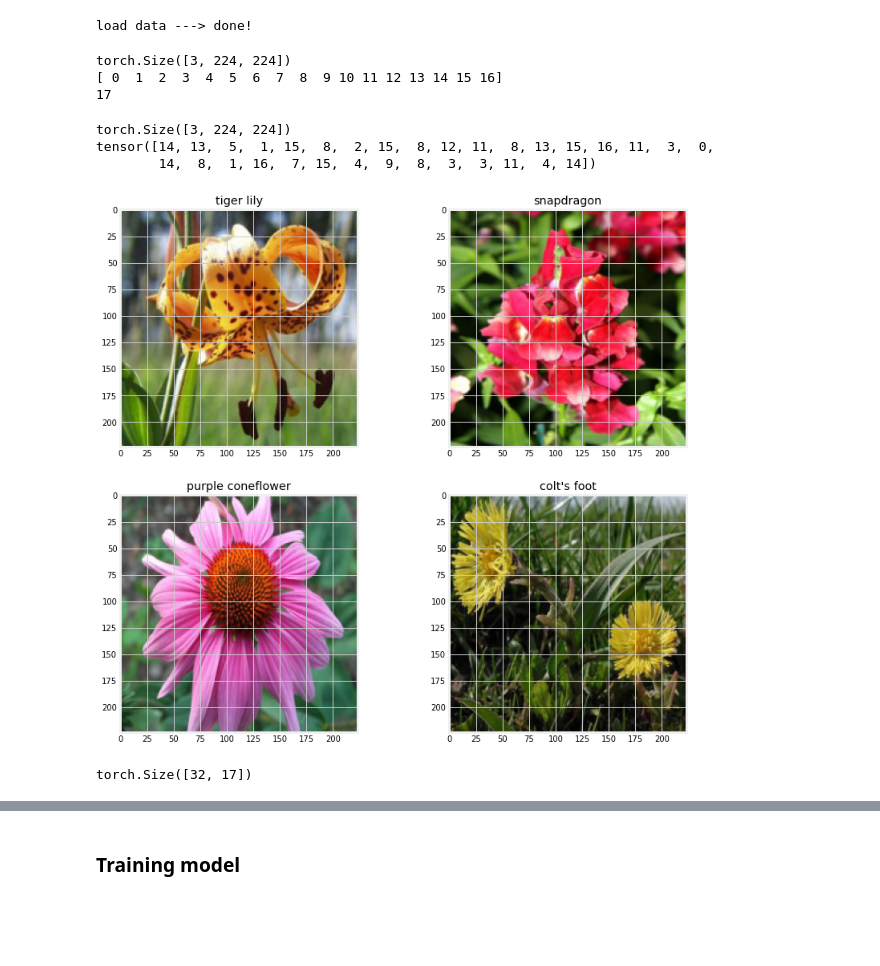
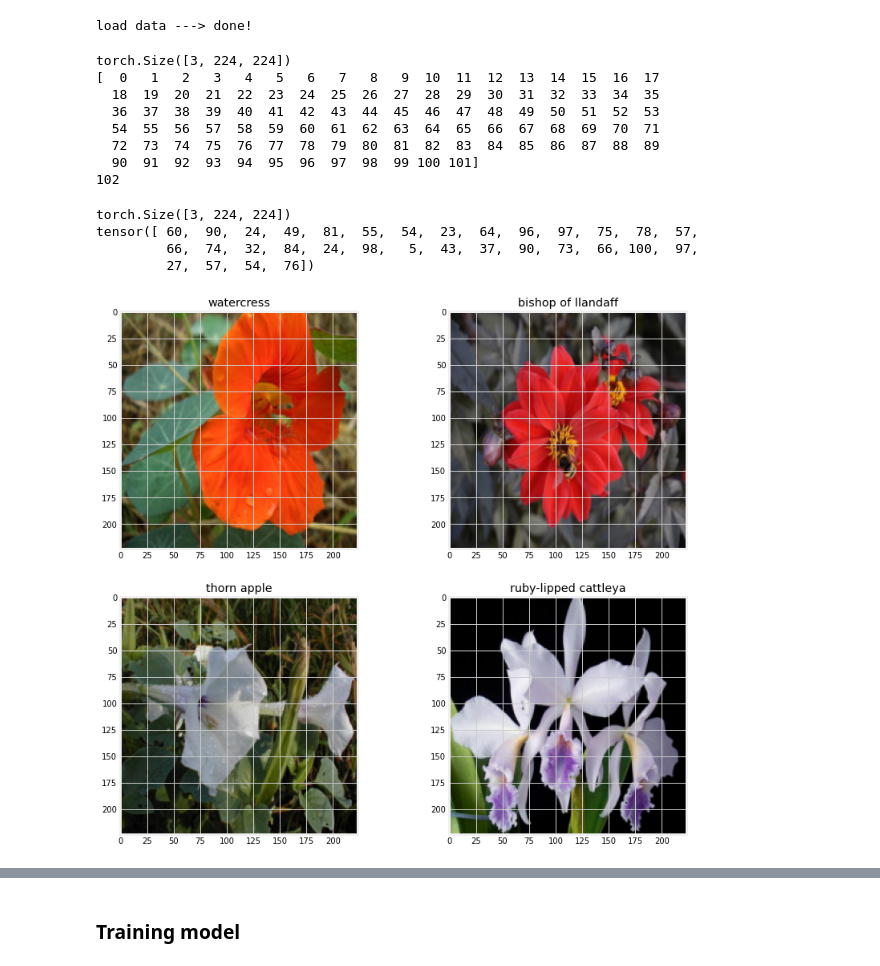
Before and after one commit to jiamny/Pytorch_image_classification_models, a Jupyter notebook: PnasNet.ipynb, the cells around one changed output, grey strips where cells are left out. Drawn from its saved outputs; the diff is of its cells as text; code cells hidden in the pictures; blank space fills up the shorter version.

```diff
--- a/PnasNet.ipynb
+++ b/PnasNet.ipynb
@@ -63,10 +63,5 @@ dict_keys(['1', '10', '11', '12', '13', '14', '15', '16', '17', '2', '3', '4', '
 # %%
-def check_image(path):
-    try:
-        im = Image.open(path)
-        return True
-    except:
-        return False
+train_data_path = "./data/flowers/train"
 
 # Note transforms.ToTensor() scales input images
 # to 0-1 range
@@ -78,13 +73,20 @@ img_transforms = transforms.Compose([
 #                    std=[0.229, 0.224, 0.225] )
     ])
 
-train_data_path = "./data/flowers/train/"
-train_data = torchvision.datasets.ImageFolder(root=train_data_path,transform=img_transforms,
-                                              is_valid_file=check_image)
+"""
+img_transforms = transforms.Compose([transforms.RandomRotation(30),
+                                       transforms.RandomResizedCrop(224),
+                                       transforms.RandomHorizontalFlip(),
+                                       transforms.ToTensor(),
+                                       transforms.Normalize([0.5, 0.5, 0.5],
+                                                            [0.5, 0.5, 0.5])])
+"""
 
-val_data_path = "./data/flowers/valid/"
-val_data = torchvision.datasets.ImageFolder(root=val_data_path,transform=img_transforms,
-                                            is_valid_file=check_image)
+train_data = torchvision.datasets.ImageFolder(root=train_data_path,transform=img_transforms)
+
+val_data_path = "./data/flowers/valid"
+val_data = torchvision.datasets.ImageFolder(root=val_data_path,transform=img_transforms)
+
 batch_size=32
 train_data_loader = torch.utils.data.DataLoader(train_data, batch_size=batch_size,shuffle=True)
 val_data_loader  = torch.utils.data.DataLoader(val_data, batch_size=batch_size, shuffle=False)
@@ -113,31 +115,38 @@ num_classes = len(np.unique(labels))
 print(num_classes)
 # %% [output]
 torch.Size([3, 224, 224])
-[ 0  1  2  3  4  5  6  7  8  9 10 11 12 13 14 15 16]
-17
+[  0   1   2   3   4   5   6   7   8   9  10  11  12  13  14  15  16  17
+  18  19  20  21  22  23  24  25  26  27  28  29  30  31  32  33  34  35
+  36  37  38  39  40  41  42  43  44  45  46  47  48  49  50  51  52  53
+  54  55  56  57  58  59  60  61  62  63  64  65  66  67  68  69  70  71
+  72  73  74  75  76  77  78  79  80  81  82  83  84  85  86  87  88  89
+  90  91  92  93  94  95  96  97  98  99 100 101]
+102
 # %%
-it = iter(train_data_loader)
+# Get one batch
 
-dt,target = it.next()
+dt,target = next(iter(train_data_loader))
+
 print(dt[1].shape)
 print(target)
 
 # 显示图片
 fig, axes = plt.subplots(nrows=2, ncols=2,figsize=(12,12))
 axes[0,0].imshow(dt[1].numpy().transpose(1, 2, 0)) # change (3, 224, 224) => (224, 224, 3)
 axes[0,0].title.set_text(cls_2_name[int(target[1].numpy())])
 axes[0,1].imshow(dt[6].numpy().transpose(1, 2, 0))
 axes[0,1].title.set_text(cls_2_name[int(target[6].numpy())])
 axes[1,0].imshow(dt[11].numpy().transpose(1, 2, 0))
 axes[1,0].title.set_text(cls_2_name[int(target[11].numpy())])
 axes[1,1].imshow(dt[16].numpy().transpose(1, 2, 0))
 axes[1,1].title.set_text(cls_2_name[int(target[16].numpy())])
 plt.show()
 # %% [output]
 torch.Size([3, 224, 224])
-tensor([14, 13,  5,  1, 15,  8,  2, 15,  8, 12, 11,  8, 13, 15, 16, 11,  3,  0,
-        14,  8,  1, 16,  7, 15,  4,  9,  8,  3,  3, 11,  4, 14])
+tensor([ 60,  90,  24,  49,  81,  55,  54,  23,  64,  96,  97,  75,  78,  57,
+         66,  74,  32,  84,  24,  98,   5,  43,  37,  90,  73,  66, 100,  97,
+         27,  57,  54,  76])
-[figure, old version]
+[figure, new version]
 # %%
 ################################
 # network PnasNet
@@ -190,19 +199,26 @@ class CellB(nn.Module):
         self.bn2 = nn.BatchNorm2d(out_planes)
 
     def forward(self, x):
+
         # Left branch
         y1 = self.sep_conv1(x)
         y2 = self.sep_conv2(x)
+
         # Right branch
         y3 = F.max_pool2d(x, kernel_size=3, stride=self.stride, padding=1)
+
         if self.stride==2:
             y3 = self.bn1(self.conv1(y3))
+
         y4 = self.sep_conv3(x)
+
         # Concat & reduce channels
         b1 = F.relu(y1+y2)
         b2 = F.relu(y3+y4)
+
         y = torch.cat([b1,b2], 1)
-        return F.relu(self.bn2(self.conv2(y)))
+        z = F.relu(self.bn2(self.conv2(y)))
+        return z
 
 class PNASNet(nn.Module):
     def __init__(self, cell_type, num_cells, num_planes, num_classes):
@@ -218,7 +234,6 @@ class PNASNet(nn.Module):
         self.layer3 = self._make_layer(num_planes*2, num_cells=num_cells)
         self.layer4 = self._downsample(num_planes*4)
         self.layer5 = self._make_layer(num_planes*4, num_cells=num_cells)
-
         self.linear = nn.Linear(num_planes*4, num_classes)
 
     def _make_layer(self, planes, num_cells):
@@ -252,14 +267,11 @@ def PNASNetA():
 def PNASNetB():
     return PNASNet(CellB, num_cells=6, num_planes=32)
 
-'''
-net = PNASNet(CellB, num_cells=1, num_planes=4, num_classes=num_classes)
-x = torch.randn(32,3,224,224)
-y = net(x)
-print(y.size())
-'''
+
+#net = PNASNet(CellB, num_cells=1, num_planes=4, num_classes=num_classes)
+#x = torch.randn(1,3,224,224)
+#y = net(x)
+#print(y.size())
-# %% [output]
-torch.Size([32, 17])
 # %%
 model = PNASNet(CellB, num_cells=1, num_planes=4, num_classes=num_classes)
 #print(model)
```
Also changed, not shown: parts of 4 cells of this notebook, 19 other files.
